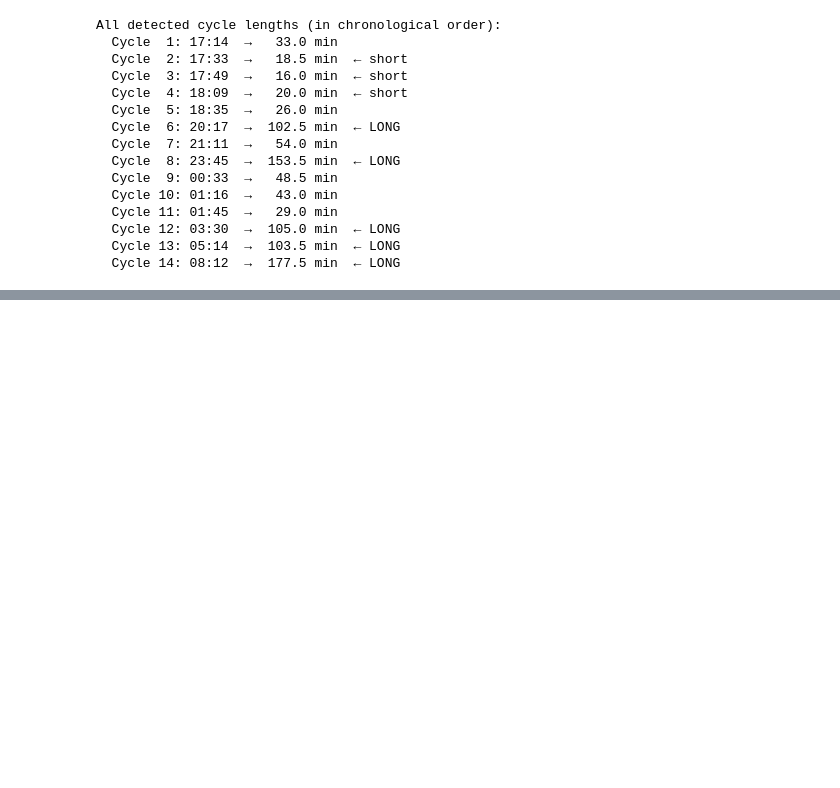
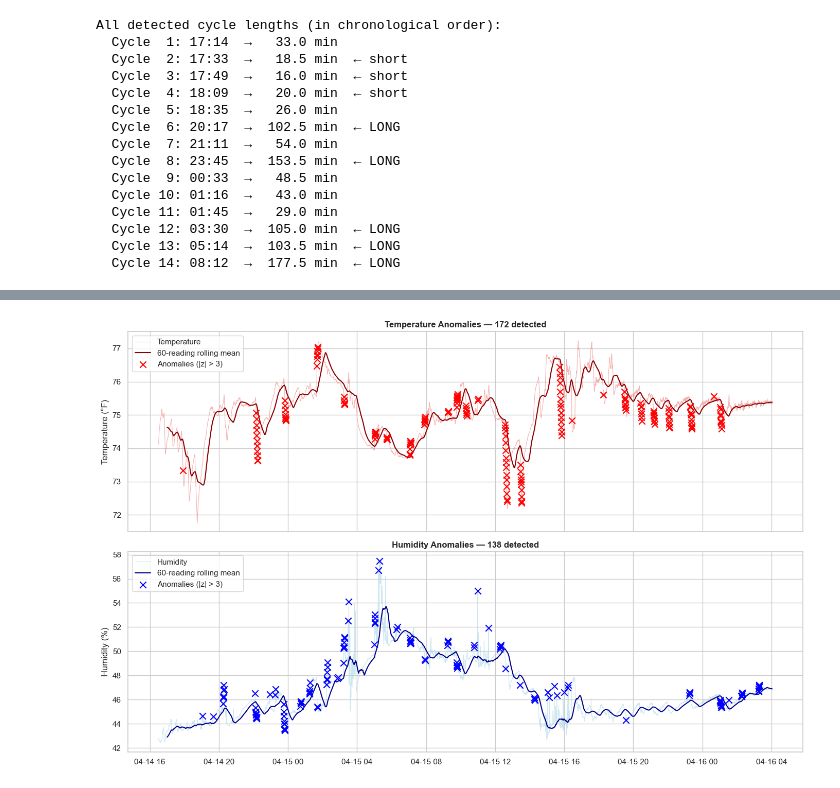
Before and after one commit to design1-software/closet-monitor, a Jupyter notebook: analysis/01-exploratory-analysis.ipynb, the cells around one changed output, grey strips where cells are left out. Drawn from its saved outputs; the diff is of its cells as text; code cells hidden in the pictures; blank space fills up the shorter version.

Commit message:
Add rate-of-change anomaly detection with rolling z-score

```diff
--- a/analysis/01-exploratory-analysis.ipynb
+++ b/analysis/01-exploratory-analysis.ipynb
@@ -340,0 +423,37 @@ All detected cycle lengths (in chronological order):
+# %%
+# Pick a threshold — we'll tune after seeing the counts
+THRESHOLD = 3
+
+fig, axes = plt.subplots(2, 1, figsize=(14, 9), sharex=True)
+
+# Temperature
+ax = axes[0]
+ax.plot(df.index, df["temp_f"], color="lightcoral", linewidth=0.8, alpha=0.6, label="Temperature")
+ax.plot(df.index, df["temp_f_mean"], color="darkred", linewidth=1.5, label=f"{WINDOW}-reading rolling mean")
+
+# Highlight anomalies
+temp_anomalies = df[df["temp_f_z"].abs() > THRESHOLD]
+ax.scatter(temp_anomalies.index, temp_anomalies["temp_f"],
+           color="red", s=80, zorder=5, marker="x",
+           label=f"Anomalies (|z| > {THRESHOLD})")
+ax.set_title(f"Temperature Anomalies — {len(temp_anomalies)} detected", fontweight="bold")
+ax.set_ylabel("Temperature (°F)")
+ax.legend(loc="upper left")
+
+# Humidity
+ax = axes[1]
+ax.plot(df.index, df["humidity"], color="lightblue", linewidth=0.8, alpha=0.6, label="Humidity")
+ax.plot(df.index, df["humidity_mean"], color="darkblue", linewidth=1.5, label=f"{WINDOW}-reading rolling mean")
+
+hum_anomalies = df[df["humidity_z"].abs() > THRESHOLD]
+ax.scatter(hum_anomalies.index, hum_anomalies["humidity"],
+           color="blue", s=80, zorder=5, marker="x",
+           label=f"Anomalies (|z| > {THRESHOLD})")
+ax.set_title(f"Humidity Anomalies — {len(hum_anomalies)} detected", fontweight="bold")
+ax.set_ylabel("Humidity (%)")
+ax.legend(loc="upper left")
+
+plt.tight_layout()
+plt.show()
+# %% [output]
+[figure, added]
```
Also changed, not shown: parts of 8 cells of this notebook.
